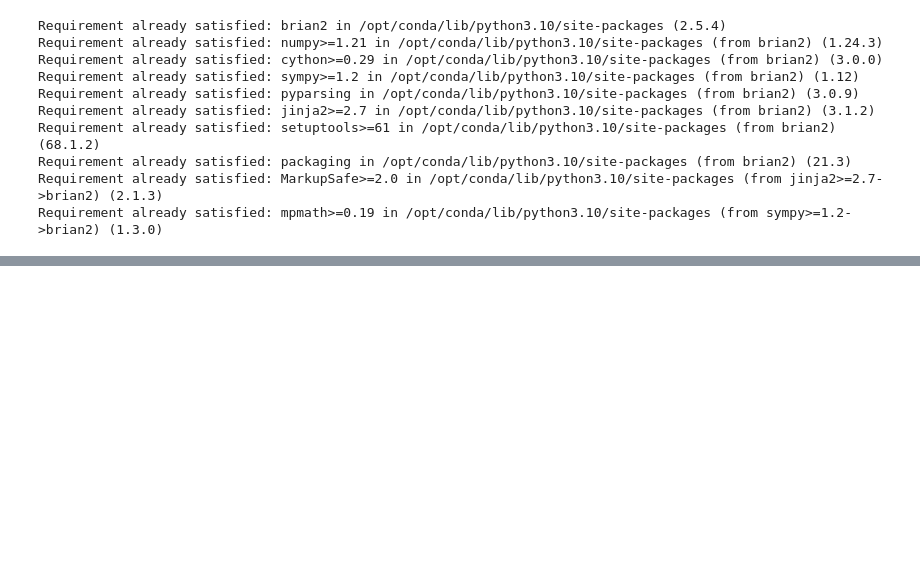
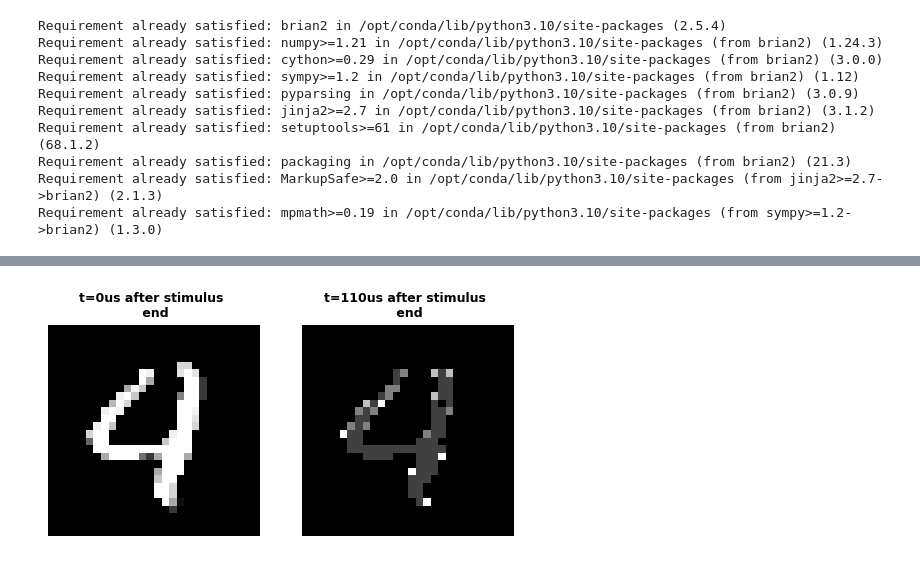
Before and after one commit to a-holla/SNN-WM, a Jupyter notebook: snnmnist-supervised.ipynb, the cells around one changed output, grey strips where cells are left out. Saved outputs shown, nothing was run; the diff lists cells and outputs as text; code cells hidden in the pictures; blank space fills up the shorter version.

```diff
--- a/snnmnist-supervised.ipynb
+++ b/snnmnist-supervised.ipynb
@@ -519,3 +749,20 @@ plt.show()
+# %%
+retention_spikes = np.array(retention_spikes)
+
+fig, axes = plt.subplots(1, 2, figsize=(6, 4))
+
+for i, ax in enumerate(axes.flat):
+    # Reshape the i-th row to 28x28
+    image = retention_spikes[i, :].reshape(28, 28)
+
+    # Plot the image
+    ax.imshow(image, cmap='gray')
+    ax.set_title(f"t={i*110}us after stimulus \n end", fontsize=9, fontweight = 'bold',)
+    ax.axis('off')  # Hide axis labels
+#plt.savefig("image2.png")
+plt.show()
+# %% [output]
+[figure, added]
 # %%
 def plot_w(S1M):
     plt.rcParams["figure.figsize"] = (20,10)
```
Also changed, not shown: parts of 14 cells of this notebook.
